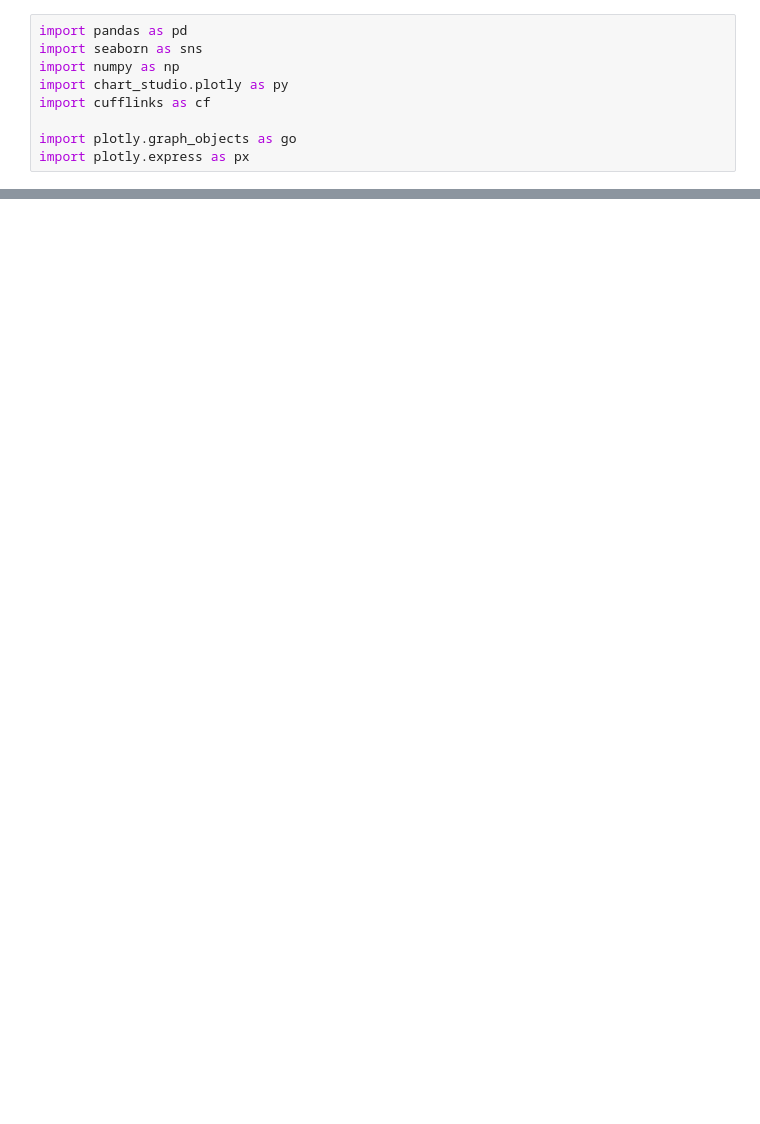
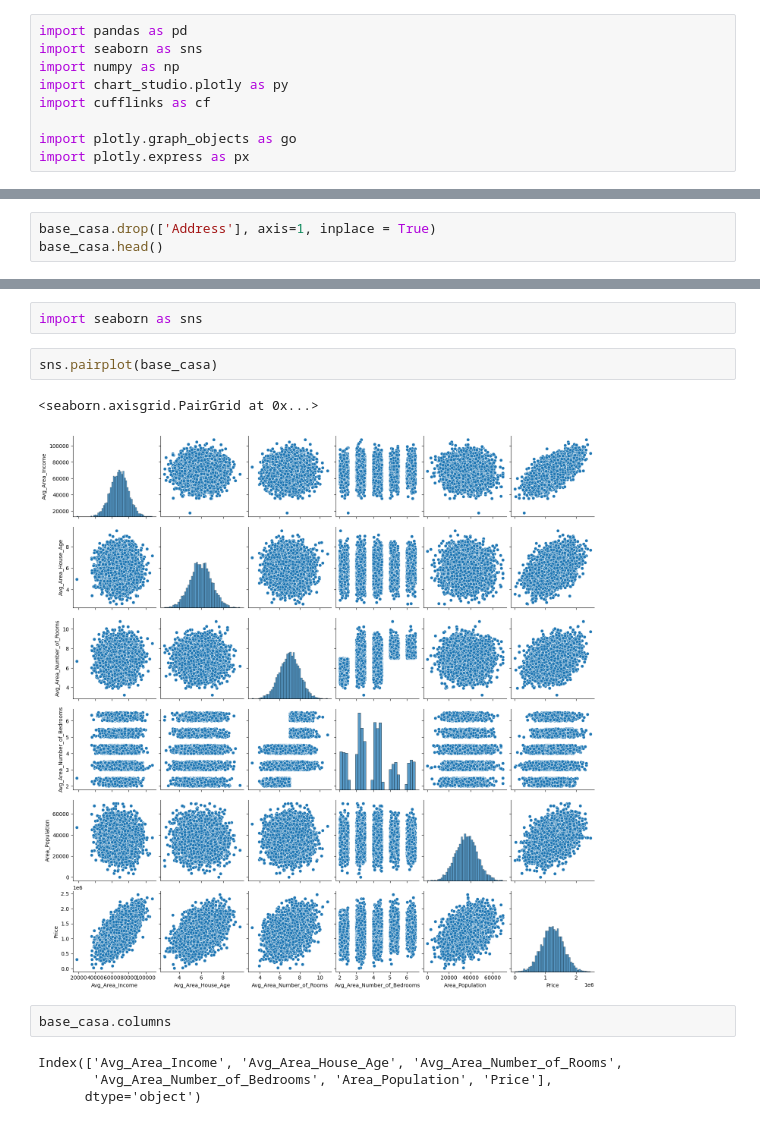
Before and after one commit to VictorBelle38/RegressaoLinear, a Jupyter notebook: Regressão_Linear.ipynb, the cells around one changed output, grey strips where cells are left out. Drawn from its saved outputs; the diff is of its cells as text; blank space fills up the shorter version.

```diff
--- a/Regressão_Linear.ipynb
+++ b/Regressão_Linear.ipynb
@@ -91,3 +91,6 @@ fig.update_traces(line_color = 'red')
 fig.show()
 # %% [output]
 [interactive output not drawn]
+# %%
+base_casa.drop(['Address'], axis=1, inplace = True)
+base_casa.head()
@@ -93,0 +104,13 @@ fig.show()
+# %%
+import seaborn as sns
+# %%
+sns.pairplot(base_casa)
+# %% [output]
+<seaborn.axisgrid.PairGrid at 0x...>
+[figure, added]
+# %%
+base_casa.columns
+# %% [output]
+Index(['Avg_Area_Income', 'Avg_Area_House_Age', 'Avg_Area_Number_of_Rooms',
+       'Avg_Area_Number_of_Bedrooms', 'Area_Population', 'Price'],
+      dtype='object')
```
Also changed, not shown: parts of 5 cells of this notebook.
